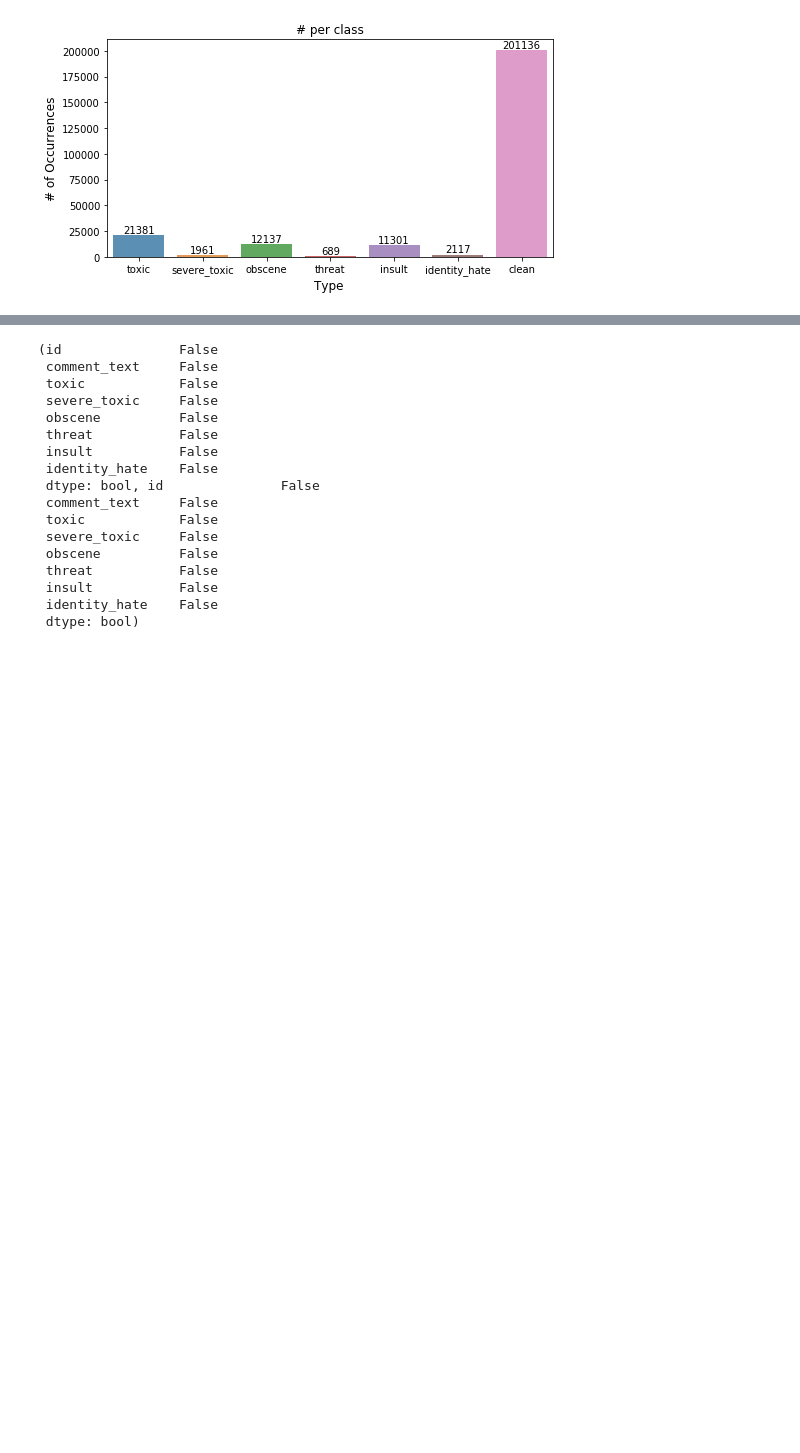
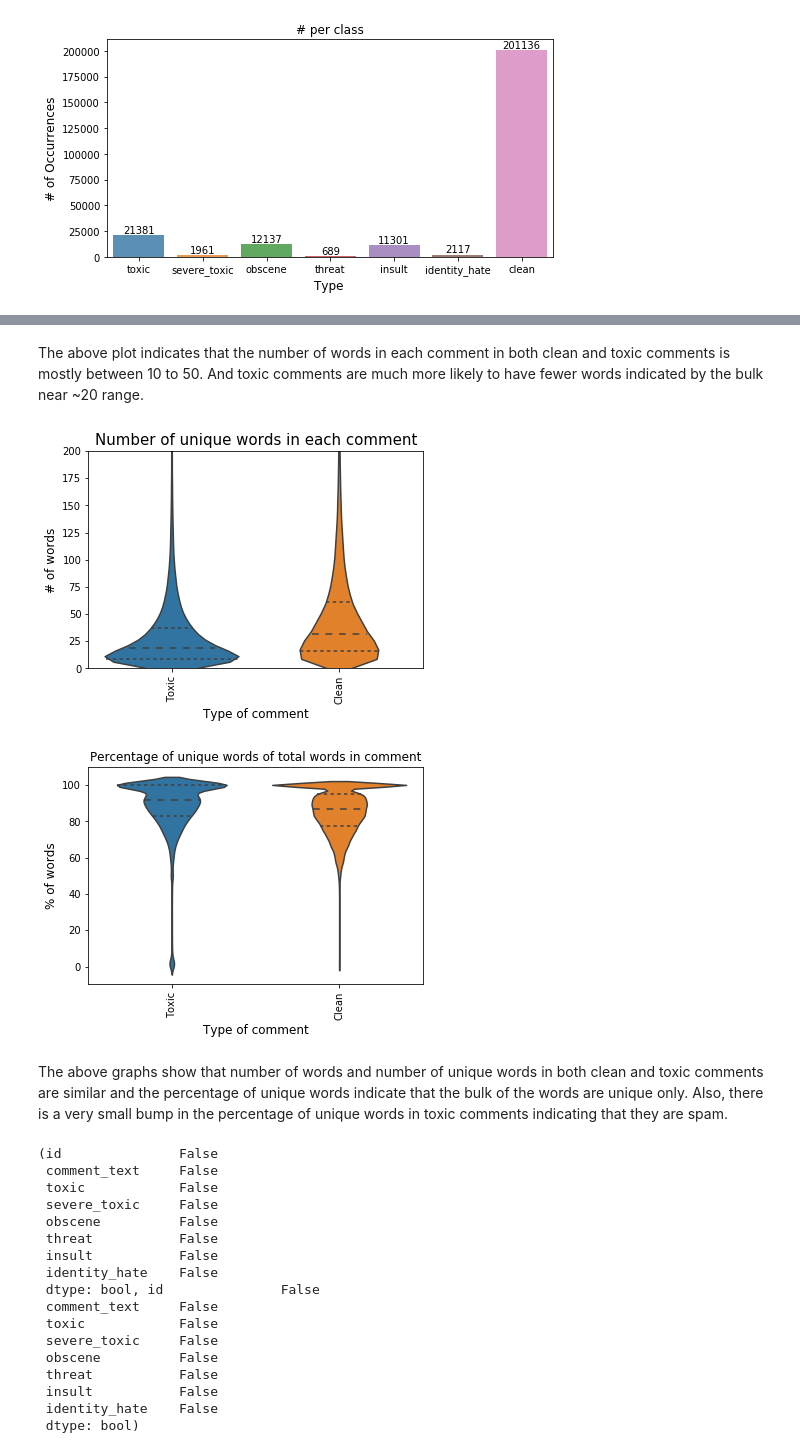
Before and after one commit to Kirupakaran/Toxic-comments-classification, a Jupyter notebook: Toxic comments - lstm - fasttext.ipynb, the cells around one changed output, grey strips where cells are left out. Cells and saved outputs as stored; diff of their text form; code cells hidden in the pictures; blank space fills up the shorter version.

```diff
--- a/Toxic comments - lstm - fasttext.ipynb
+++ b/Toxic comments - lstm - fasttext.ipynb
@@ -93 +115,25 @@ The above visualization clear shows that there is a class imbalance. Even among
+# %% [markdown]
+The above plot indicates that the number of words in each comment in both clean and toxic comments is mostly between 10 to 50. And toxic comments are much more likely to have fewer words indicated by the bulk near ~20 range.
+# %%
+# unique word count
+plt.title("Number of unique words in each comment", fontsize=15)
+axis = sns.violinplot(y='count_unique_word', x='clean', data=all_data,split=True, inner="quart")
+axis.set_xlabel('Type of comment', fontsize=12)
+axis.set_ylabel('# of words', fontsize=12)
+axis.set_ylim([0, 200])
+axis.set_xticklabels(['Toxic', 'Clean'], rotation='vertical', fontsize=10)
+plt.show()
+
+# percentage of unique words
+plt.title("Percentage of unique words of total words in comment")
+axis = sns.violinplot(y='word_unique_percent', x='clean', data=all_data,split=True, inner="quart")
+axis.set_xlabel('Type of comment', fontsize=12)
+axis.set_ylabel('% of words', fontsize=12)
+axis.set_xticklabels(['Toxic', 'Clean'], rotation='vertical', fontsize=10)
+plt.show()
+# %% [output]
+[figure, added]
+[figure, added]
+# %% [markdown]
+The above graphs show that number of words and number of unique words in both  clean and toxic comments are similar and the percentage of unique words indicate that the bulk of the words are unique only. Also, there is a very small bump in the percentage of unique words in toxic comments indicating that they are spam.
 # %%
```
Also changed, not shown: parts of 22 cells of this notebook, 2 other files.
